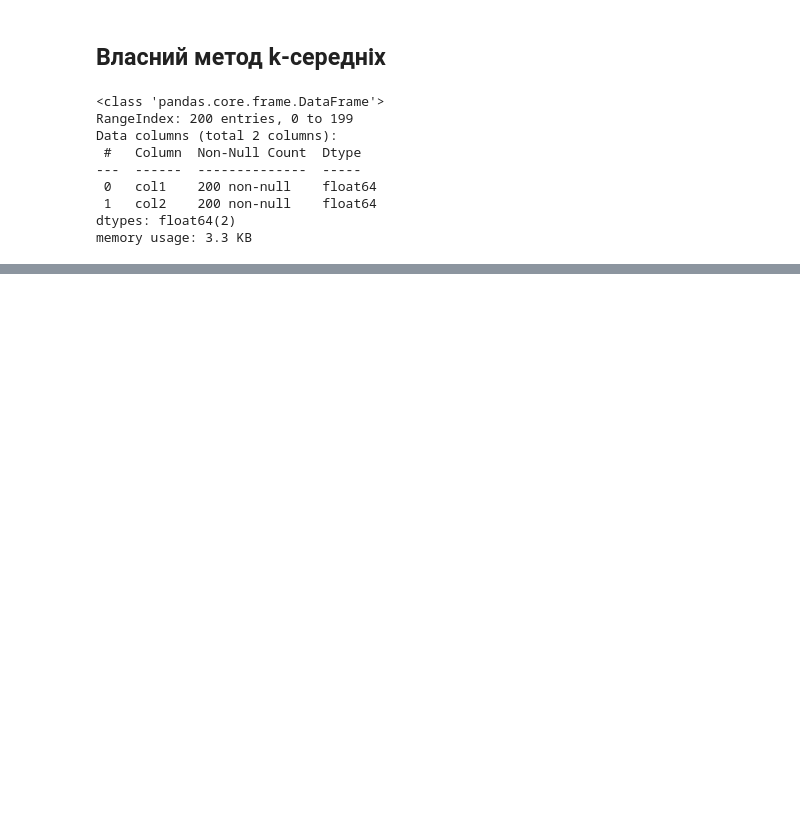
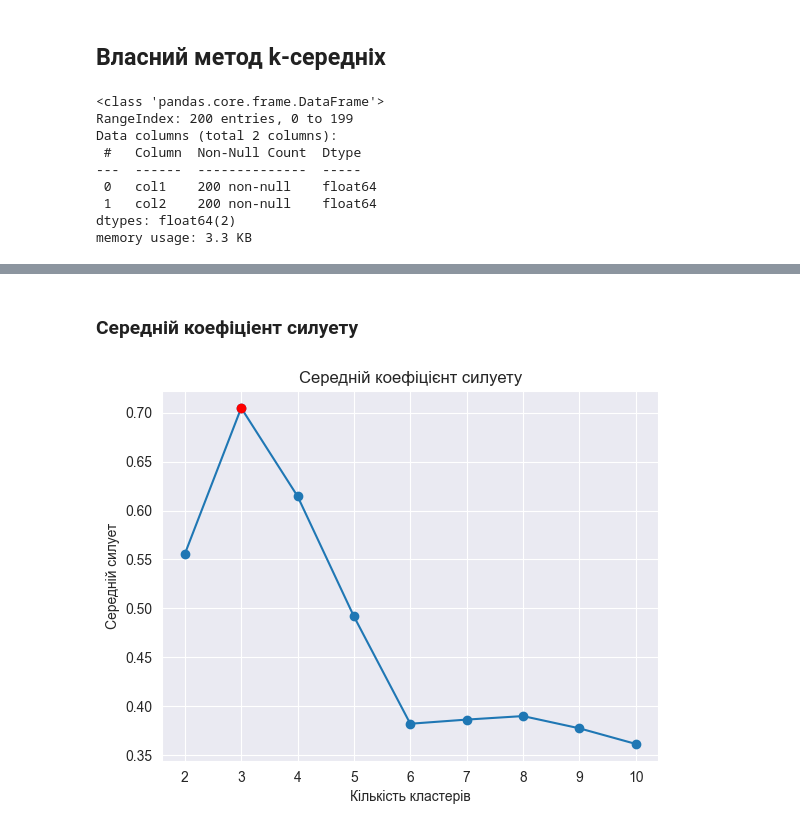
Before and after one commit to Ludens101/tssd_lab1, a Jupyter notebook: lab1.ipynb, the cells around one changed output, grey strips where cells are left out. Cells and saved outputs as stored; diff of their text form; code cells hidden in the pictures; blank space fills up the shorter version.

```diff
--- a/lab1.ipynb
+++ b/lab1.ipynb
@@ -375,0 +425,2 @@ pd.plotting.parallel_coordinates(df, 'y_kmeans', cols=data.columns, color=colors
+# %%
+X_test_st = (X_test - X_test.mean()) / X_test.std(ddof=1)
@@ -375,0 +429,19 @@ pd.plotting.parallel_coordinates(df, 'y_kmeans', cols=data.columns, color=colors
+# %% [markdown]
+### Середній коефіціент силуету
+# %%
+silhouette_scores = []
+k_range = range(2, 11)
+
+for k in k_range:
+    cluster_labels  = AgglomerativeClustering(n_clusters=k).fit_predict(X_test_st)
+    silhouette_scores.append(silhouette_score(X_test_st, cluster_labels))
+
+plt.plot(k_range, silhouette_scores, marker='o')
+arg = np.argmax(silhouette_scores)
+plt.plot(k_range[arg], silhouette_scores[arg], marker='o', color='red')
+plt.xlabel("Кількість кластерів")
+plt.ylabel("Середній силует")
+plt.title("Середній коефіцієнт силуету")
+plt.show()
+# %% [output]
+[figure, added]
```
Also changed, not shown: parts of 16 cells of this notebook.
